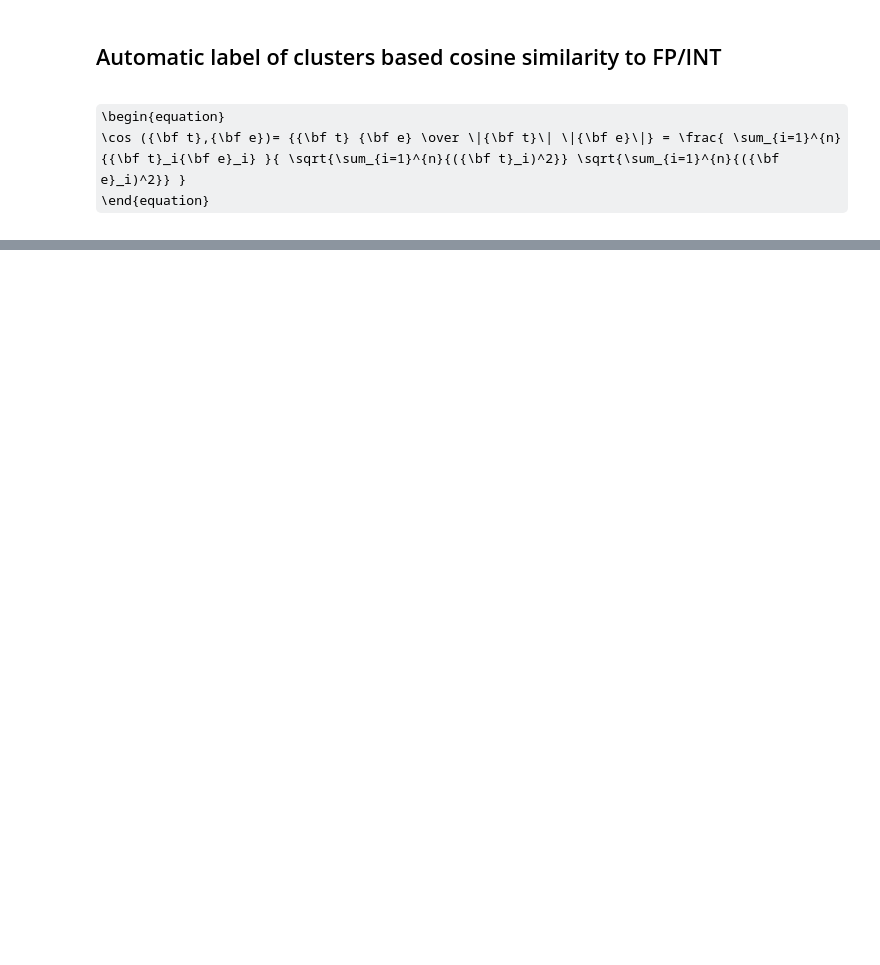
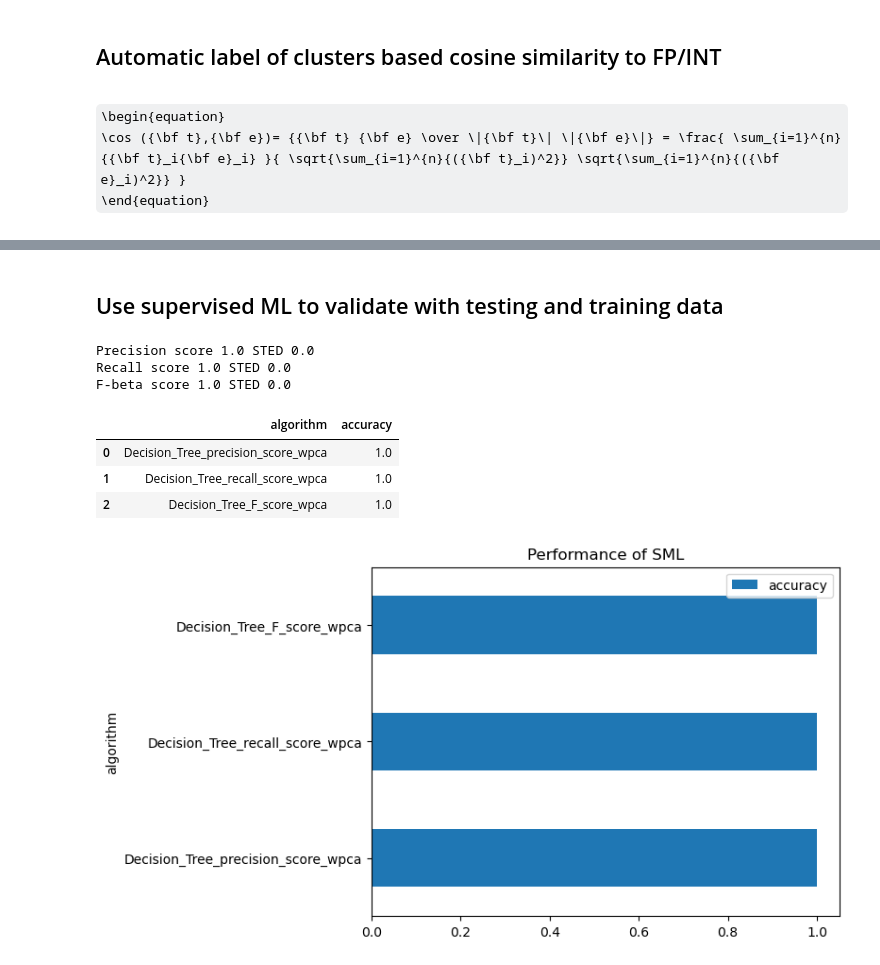
Before and after one commit to VictorRodriguez/doctorado, a Jupyter notebook: detector/SPEC_post_silicon-WL-affinity-SKX.ipynb, the cells around one changed output, grey strips where cells are left out. Cells and saved outputs as stored; diff of their text form; code cells hidden in the pictures; some formulas as TeX source; blank space fills up the shorter version.

```diff
--- a/detector/SPEC_post_silicon-WL-affinity-SKX.ipynb
+++ b/detector/SPEC_post_silicon-WL-affinity-SKX.ipynb
@@ -140,0 +237,71 @@ ax = df.plot.barh(x='scores', y='val', rot=0, title= "Scores (HIB)")
+# %% [markdown]
+## Use supervised ML to validate with testing and training data
+# %%
+pca_df['Kind'] = df[['Kind']].copy()
+# %%
+# Use known kind based on KMEANS prediction
+X = pca_df[["principal component 1","principal component 2"]]
+y = pca_df[["Kind"]]
+
+accuracy_results = {}
+# %%
+from statistics import mean
+from statistics import stdev
+def get_accuracty(X,y,loops,clf):
+    p_total = []
+    r_total = []
+    f_total = []
+
+    for i in range(loops):
+
+        X_train, X_test, y_train, y_test = train_test_split(X, y, test_size = 0.2)
+        clf.fit(X_train,y_train)
+
+        # Predict Accuracy Score
+        y_pred = clf.predict(X_test)
+        p,r,f,s = precision_recall_fscore_support(y_test, y_pred, average='weighted', labels=y_pred,zero_division=1)
+        p_total.append(p)
+        r_total.append(r)
+        f_total.append(f)
+    return p_total,r_total,f_total
+
+
+from sklearn.tree import DecisionTreeClassifier
+from sklearn.metrics import precision_recall_fscore_support
+
+# Split into training and test set
+# import warnings filter
+from warnings import simplefilter
+# ignore all future warnings
+simplefilter(action='ignore', category=FutureWarning)
+
+from sklearn.model_selection import train_test_split
+from sklearn.neighbors import KNeighborsClassifier
+
+loops = 10
+clf = DecisionTreeClassifier()
+p_total_wpca,r_total_wpca,f_total_wpca = get_accuracty(X,y,loops,clf)
+
+print(f"Precision score {mean(p_total_wpca)} STED {stdev(p_total_wpca)}")
+print(f"Recall score {mean(r_total_wpca)} STED {stdev(p_total_wpca)}")
+print(f"F-beta score {mean(f_total_wpca)} STED {stdev(p_total_wpca)}")
+
+accuracy_results['Decision_Tree_precision_score_wpca'] = mean(p_total_wpca)
+accuracy_results['Decision_Tree_recall_score_wpca'] = mean(r_total_wpca)
+accuracy_results['Decision_Tree_F_score_wpca'] = mean(f_total_wpca)
+# %% [output]
+Precision score 1.0 STED 0.0
+Recall score 1.0 STED 0.0
+F-beta score 1.0 STED 0.0
+# %%
+accuracy_results_df = pd.DataFrame(list(accuracy_results.items()),columns=['algorithm','accuracy'])
+display(accuracy_results_df)
+#ccuracy_results_df = accuracy_results_df.drop([0,2])
+#isplay(accuracy_results_df)
+accuracy_results_df.plot.barh(x='algorithm', title = 'Performance of SML');
+# %% [output]
+|  | algorithm | accuracy |
+| 0 | Decision_Tree_precision_score_wpca | 1.0 |
+| 1 | Decision_Tree_recall_score_wpca | 1.0 |
+| 2 | Decision_Tree_F_score_wpca | 1.0 |
+[figure, added]
```
Also changed, not shown: parts of 7 cells of this notebook, 7 other files.
